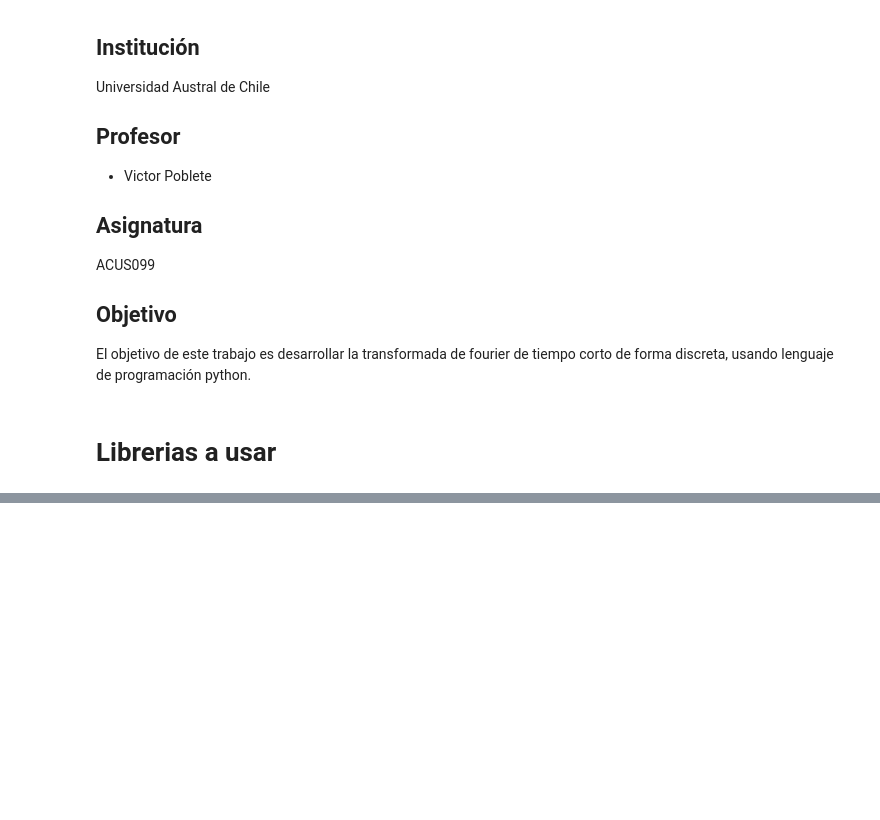
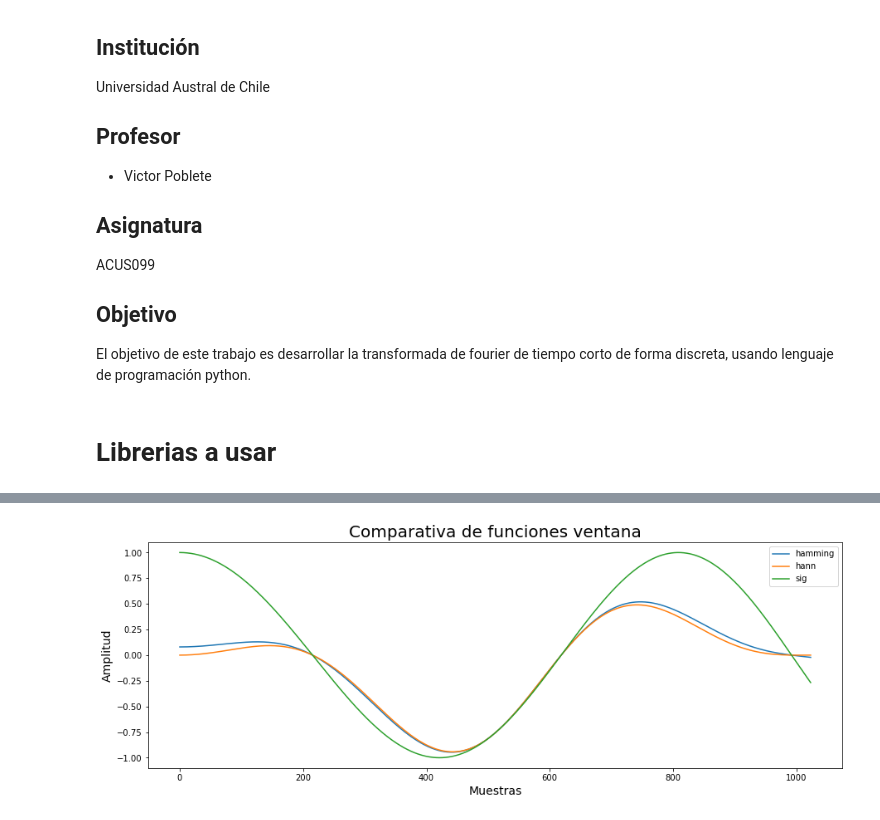
Before and after one commit to Felipe-Veli/Trabajo-2-y-3-Se-ales, a Jupyter notebook: STFT_1.ipynb, the cells around one changed output, grey strips where cells are left out. Drawn from its saved outputs; the diff is of its cells as text; code cells hidden in the pictures; blank space fills up the shorter version.

```diff
--- a/STFT_1.ipynb
+++ b/STFT_1.ipynb
@@ -47,0 +90,17 @@ sig= chirp(T, f0=50, f1=5000, t1=t_fin, method='linear')
+# %%
+f_0=sig[0:len_f]*ham
+f_1=sig[0:len_f]*han
+f_2=sig[0:len_f]
+plt.figure(figsize=(15,5))
+plt.plot(f_0,label="hamming")
+plt.plot(f_1,label="hann")
+plt.plot(f_2,label="sig")
+#plt.plot(f_0,f_1,f_2)
+
+plt.ylabel('Amplitud',size=14)
+plt.xlabel('Muestras',size=14)
+plt.title('Comparativa de funciones ventana',size=20)
+plt.legend()
+plt.show()
+# %% [output]
+[figure, added]
```
Also changed, not shown: parts of 8 cells of this notebook.
